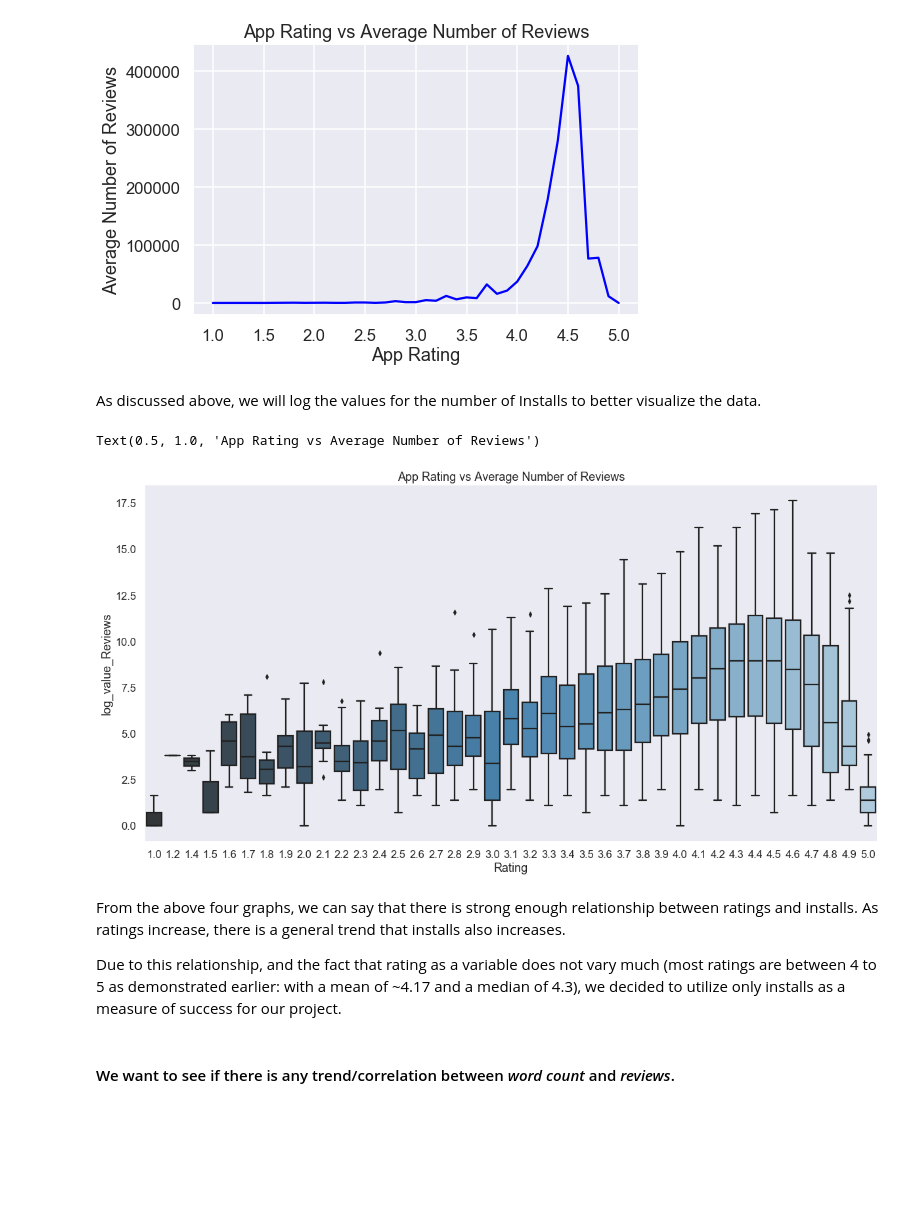
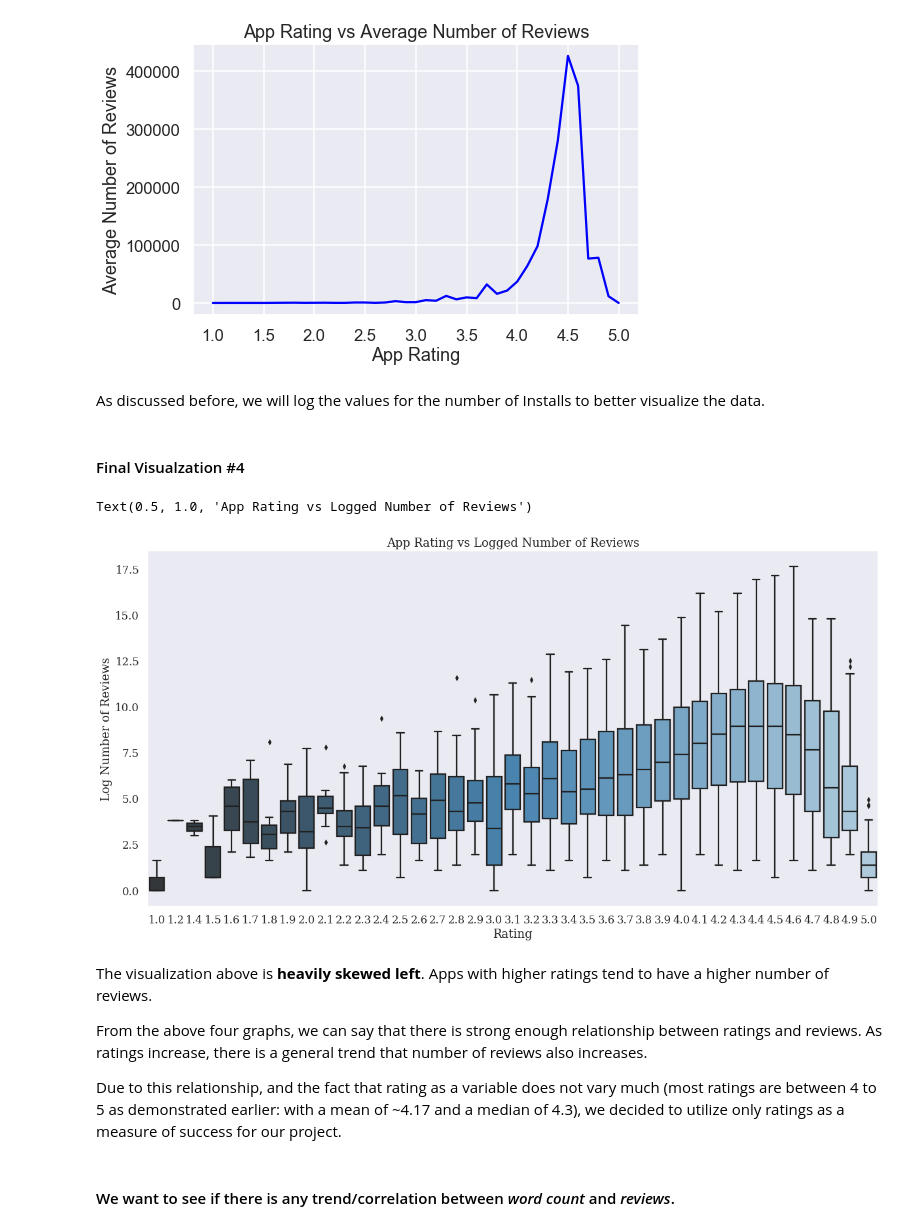
Before and after one commit to Titan-Ngo/COGS108_Repo, a Jupyter notebook: FinalProject.ipynb, the cells around one changed output. Saved outputs shown, nothing was run; the diff lists cells and outputs as text; code cells hidden in the pictures; blank space fills up the shorter version.

```diff
--- a/FinalProject.ipynb
+++ b/FinalProject.ipynb
@@ -680,5 +698,8 @@ As we can see from the histogram and data, the data for Size is __right skewed__
 # %% [markdown]
 #### Price
+# %%
+# Visualization customization
+plt.rcParams["font.family"] = "Sans"
 # %%
 df['Price'].plot(kind = 'hist', figsize = (7, 5))
 plt.xlabel('App Price')
@@ -747 +772,6 @@ The above scatterplot is pretty hard to interpret, so we will use some jittering
+# %%
+# Visualization customization
+plt.rcParams["font.family"] = "Serif"
+plt.rcParams["font.size"] = "20"
+plt.rcParams['figure.titlesize'] = "small"
 # %%
@@ -765,6 +793,9 @@ df[['Reviews', 'Installs']].corr()
 The correlation coefficient between reviews and installs is 0.6. This is a moderately strong positive linear relationship. We believe that 0.6 is a strong enough correlation coefficient to prove that reviews is a good indicator of installs, since this is not even accounting for the variability within the bins of installs. Therefore, we will be using reviews as a measure of success rather than installs.
 # %% [markdown]
 #### Is there any relationship between _ratings_ and _reviews_?
+# %%
+# Visualization customization
+plt.rcParams["font.family"] = "Sans"
 # %%
 x = df['Rating']
 y = df['Reviews']
@@ -800,21 +831,31 @@ plt.title('App Rating vs Average Number of Reviews')
 Text(0.5, 1.0, 'App Rating vs Average Number of Reviews')
 [figure]
 # %% [markdown]
-As discussed above, we will log the values for the number of Installs to better visualize the data.
+As discussed before, we will log the values for the number of Installs to better visualize the data.
+# %%
+# Visualization customization
+plt.rcParams["font.family"] = "Serif"
+plt.rcParams["font.size"] = "20"
+plt.rcParams['figure.titlesize'] = "small"
+# %% [markdown]
+#### Final Visualzation #4
 # %%
 # Box-plots ratings on the x-axis and log value of Reviews on the y-axis
 fig = plt.figure(figsize=(20, 10))
 plt.grid(None)
 sns.boxplot(x='Rating', y='log_value_Reviews', data=df, palette=("Blues_d"),)
 ax = plt.gca()
-plt.title('App Rating vs Average Number of Reviews')
+plt.ylabel('Log Number of Reviews')
+plt.title('App Rating vs Logged Number of Reviews')
 # %% [output]
-Text(0.5, 1.0, 'App Rating vs Average Number of Reviews')
+Text(0.5, 1.0, 'App Rating vs Logged Number of Reviews')
-[figure, old version]
+[figure, new version]
 # %% [markdown]
-From the above four graphs, we can say that there is strong enough relationship between ratings and installs. As ratings increase, there is a general trend that installs also increases.
+The visualization above is __heavily skewed left__. Apps with higher ratings tend to have a higher number of reviews.
 
-Due to this relationship, and the fact that rating as a variable does not vary much (most ratings are between 4 to 5 as demonstrated earlier: with a mean of ~4.17 and a median of 4.3), we decided to utilize only installs as a measure of success for our project.
+From the above four graphs, we can say that there is strong enough relationship between ratings and reviews. As ratings increase, there is a general trend that number of reviews also increases.
+
+Due to this relationship, and the fact that rating as a variable does not vary much (most ratings are between 4 to 5 as demonstrated earlier: with a mean of ~4.17 and a median of 4.3), we decided to utilize only ratings as a measure of success for our project.
 # %% [markdown]
 #### We want to see if there is any trend/correlation between _word count_ and _reviews_.
 # %%
```
Also changed, not shown: parts of 42 cells of this notebook.
